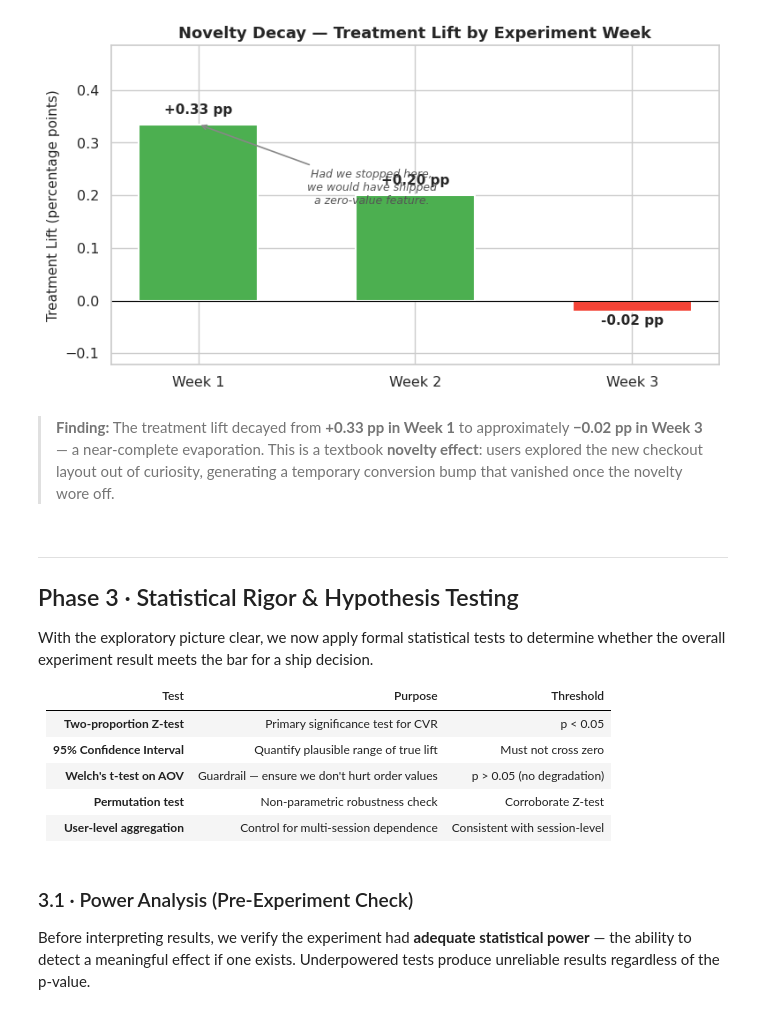
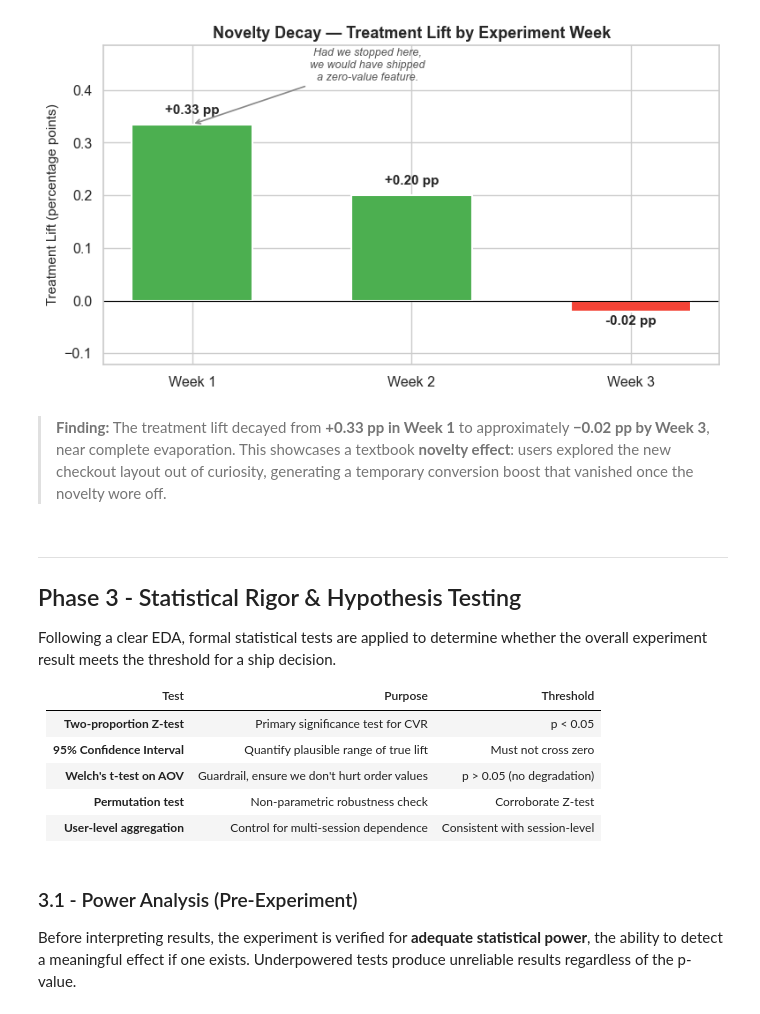
Before and after one commit to jmarbis1703/ab-test-checkout-redesign, a Jupyter notebook: notebooks/ab_test_checkout_novelty_effect.ipynb, the cells around one changed output. Cells and saved outputs as stored; diff of their text form; code cells hidden in the pictures.

Commit message:
save local changes and generated assets before merge

```diff
--- a/notebooks/ab_test_checkout_novelty_effect.ipynb
+++ b/notebooks/ab_test_checkout_novelty_effect.ipynb
@@ -355,55 +428,58 @@ if w3_lift < w1_lift * 0.3:
 # %%
-# ── Novelty Decay Visualization ───────────────────────────────────────────────
-fig, ax = plt.subplots(figsize=(8, 4.5))
+# Novelty Decay Visualization
+plt.figure(figsize=(8, 4.5))
 
 colors = ["#4CAF50" if l > 0.1 else "#FF9800" if l > 0 else "#F44336"
           for l in weekly_df["lift_pp"]]
 
-bars = ax.bar(weekly_df["week"].astype(str).apply(lambda x: f"Week {x}"),
-              weekly_df["lift_pp"], color=colors, edgecolor="white",
-              linewidth=1.5, width=0.55)
+bars = plt.bar(weekly_df["week"].astype(str).apply(lambda x: f"Week {x}"),
+               weekly_df["lift_pp"], color=colors, edgecolor="white",
+               linewidth=1.5, width=0.55)
 
 for bar, val in zip(bars, weekly_df["lift_pp"]):
     offset = 0.015 if val >= 0 else -0.03
-    ax.text(bar.get_x() + bar.get_width() / 2,
-            bar.get_height() + offset,
-            f"{val:+.2f} pp", ha="center", va="bottom",
-            fontsize=11, fontweight="bold")
+    plt.text(bar.get_x() + bar.get_width() / 2,
+             bar.get_height() + offset,
+             f"{val:+.2f} pp", ha="center", va="bottom",
+             fontsize=11, fontweight="bold")
 
-ax.axhline(0, color="black", lw=0.8)
-ax.set_ylabel("Treatment Lift (percentage points)", fontsize=11)
-ax.set_title("Novelty Decay — Treatment Lift by Experiment Week",
-             fontsize=13, fontweight="bold")
-ax.set_ylim(min(weekly_df["lift_pp"]) - 0.1, max(weekly_df["lift_pp"]) + 0.15)
 
-ax.annotate("Had we stopped here,\nwe would have shipped\na zero-value feature.",
-            xy=(0, weekly_df["lift_pp"].iloc[0]),
-            xytext=(0.8, weekly_df["lift_pp"].iloc[0] * 0.55),
-            fontsize=9, ha="center", color="#555", style="italic",
-            arrowprops=dict(arrowstyle="->", color="#888", lw=1.2))
+plt.axhline(0, color="black", lw=0.8)
+plt.ylabel("Treatment Lift (percentage points)", fontsize=11)
+plt.title("Novelty Decay — Treatment Lift by Experiment Week",
+          fontsize=13, fontweight="bold")
+
+
+plt.ylim(min(weekly_df["lift_pp"]) - 0.1, max(weekly_df["lift_pp"]) + 0.15)
+
+plt.annotate("Had we stopped here,\nwe would have shipped\na zero-value feature.",
+             xy=(0, weekly_df["lift_pp"].iloc[0]),
+             xytext=(0.8, weekly_df["lift_pp"].iloc[0] * 1.25),
+             fontsize=9, ha="center", color="#555", style="italic",
+             arrowprops=dict(arrowstyle="->", color="#888", lw=1.2))
 
 plt.tight_layout()
 plt.show()
 # %% [output]
-[figure, old version]
+[figure, new version]
 # %% [markdown]
-> **Finding:** The treatment lift decayed from **+0.33 pp in Week 1** to approximately **−0.02 pp in Week 3** — a near-complete evaporation. This is a textbook **novelty effect**: users explored the new checkout layout out of curiosity, generating a temporary conversion bump that vanished once the novelty wore off.
+> **Finding:** The treatment lift decayed from **+0.33 pp in Week 1** to approximately **−0.02 pp by Week 3**, near complete evaporation. This showcases a textbook **novelty effect**: users explored the new checkout layout out of curiosity, generating a temporary conversion boost that vanished once the novelty wore off.
 # %% [markdown]
 ---
 
-## Phase 3 · Statistical Rigor & Hypothesis Testing
+## Phase 3 - Statistical Rigor & Hypothesis Testing
 
-With the exploratory picture clear, we now apply formal statistical tests to determine whether the overall experiment result meets the bar for a ship decision.
+Following a clear EDA, formal statistical tests are applied to determine whether the overall experiment result meets the threshold for a ship decision.
 
 | Test | Purpose | Threshold |
 |:---|:---|:---|
 | **Two-proportion Z-test** | Primary significance test for CVR | p < 0.05 |
 | **95% Confidence Interval** | Quantify plausible range of true lift | Must not cross zero |
-| **Welch's t-test on AOV** | Guardrail — ensure we don't hurt order values | p > 0.05 (no degradation) |
+| **Welch's t-test on AOV** | Guardrail, ensure we don't hurt order values | p > 0.05 (no degradation) |
 | **Permutation test** | Non-parametric robustness check | Corroborate Z-test |
 | **User-level aggregation** | Control for multi-session dependence | Consistent with session-level |
 # %% [markdown]
-### 3.1 · Power Analysis (Pre-Experiment Check)
+### 3.1 - Power Analysis (Pre-Experiment)
 
-Before interpreting results, we verify the experiment had **adequate statistical power** — the ability to detect a meaningful effect if one exists. Underpowered tests produce unreliable results regardless of the p-value.
+Before interpreting results, the experiment is verified for **adequate statistical power**, the ability to detect a meaningful effect if one exists. Underpowered tests produce unreliable results regardless of the p-value.
 # %%
```
Also changed, not shown: parts of 44 cells of this notebook, 6 other files.
